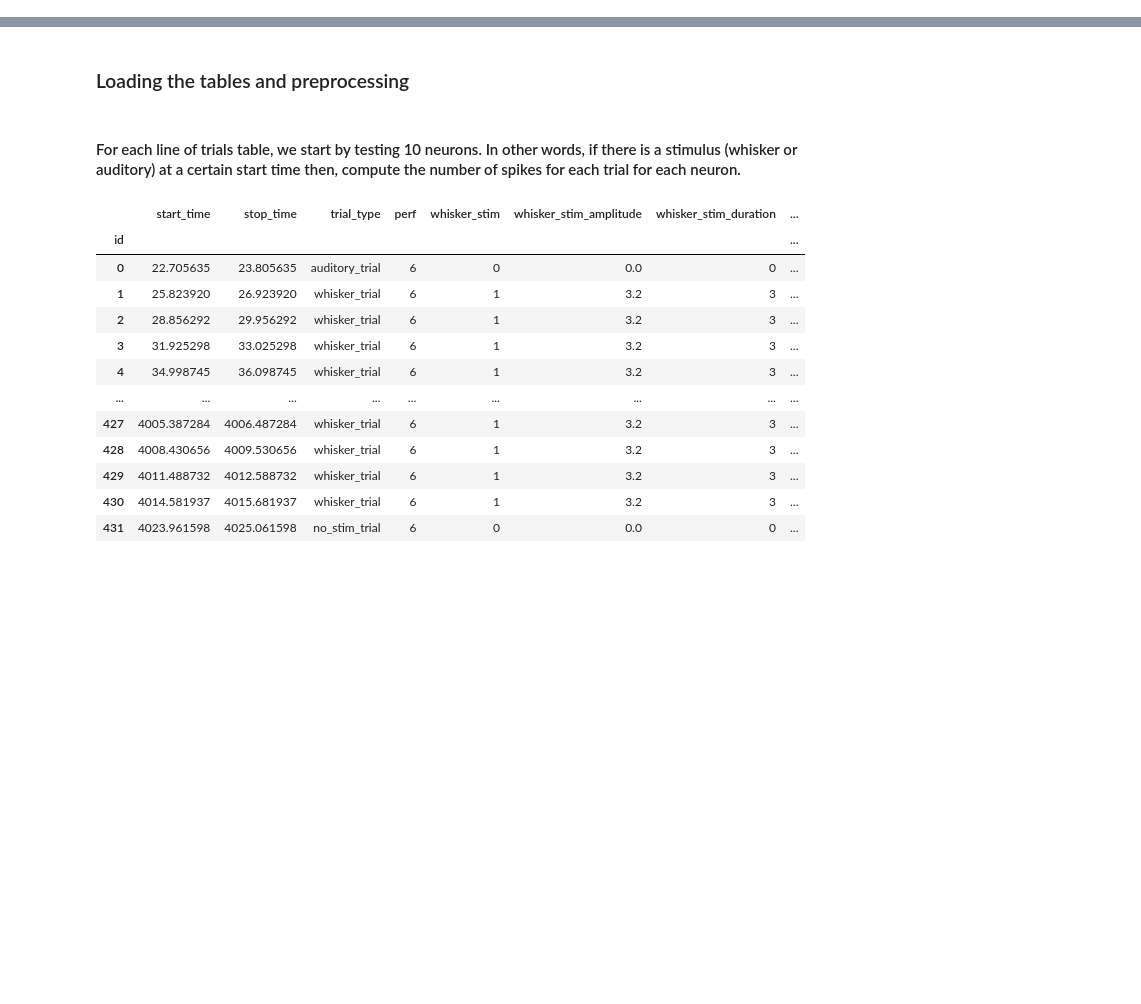
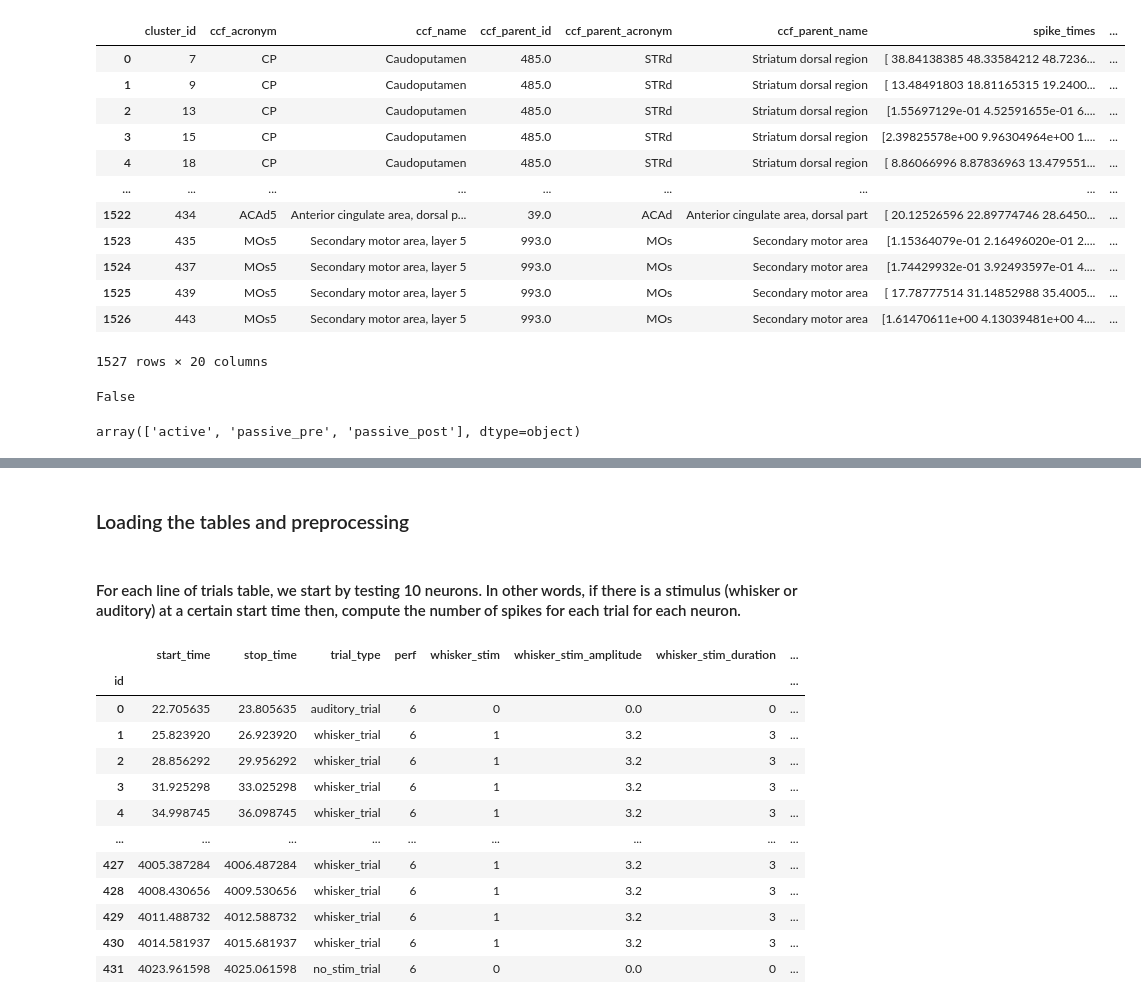
Before and after one commit to shrinidhivelan/Selectivity-Semester-project, a Jupyter notebook: Notebooks/1_Selectivity_dataframe.ipynb, the cells around one changed output, grey strips where cells are left out. Cells and saved outputs as stored; diff of their text form; code cells hidden in the pictures; blank space fills up the shorter version.

```diff
--- a/Notebooks/1_Selectivity_dataframe.ipynb
+++ b/Notebooks/1_Selectivity_dataframe.ipynb
@@ -39,3 +39,7 @@ mouse_name = 'AB077_20230531_143839'
 
 pd.set_option('display.max_columns', None)  # Show all columns
 pd.set_option('display.max_rows', 10)  # Show all columns
+# %%
+import pandas as pd
+df = pd.read_csv('/Volumes/LaCie/EPFL/Mastersem3/Semester Project Lsens/Data/AB129_20240828_112850/AB129_20240828_112850_AUC_Selectivity_pre_post.csv')
+df2 = pd.read_csv('/Volumes/LaCie/EPFL/Mastersem3/Semester Project Lsens/Data/AB117_20240723_125437/AB117_20240723_125437_AUC_Selectivity_pre_post.csv')
@@ -41,0 +48,16 @@ pd.set_option('display.max_rows', 10)  # Show all columns
+# %%
+df2[df2['event']=='whisker']
+# %% [output]
+|  | cluster_id | ccf_acronym | ccf_name | ccf_parent_id | ccf_parent_acronym | ccf_parent_name | spike_times | ... |
+| 0 | 7 | CP | Caudoputamen | 485.0 | STRd | Striatum dorsal region | [ 38.84138385 48.33584212 48.7236... | ... |
+| 1 | 9 | CP | Caudoputamen | 485.0 | STRd | Striatum dorsal region | [ 13.48491803 18.81165315 19.2400... | ... |
+| 2 | 13 | CP | Caudoputamen | 485.0 | STRd | Striatum dorsal region | [1.55697129e-01 4.52591655e-01 6.... | ... |
+| 3 | 15 | CP | Caudoputamen | 485.0 | STRd | Striatum dorsal region | [2.39825578e+00 9.96304964e+00 1.... | ... |
+| 4 | 18 | CP | Caudoputamen | 485.0 | STRd | Striatum dorsal region | [ 8.86066996 8.87836963 13.479551... | ... |
+| ... | ... | ... | ... | ... | ... | ... | ... | ... |
+| 1522 | 434 | ACAd5 | Anterior cingulate area, dorsal p... | 39.0 | ACAd | Anterior cingulate area, dorsal part | [ 20.12526596 22.89774746 28.6450... | ... |
+| 1523 | 435 | MOs5 | Secondary motor area, layer 5 | 993.0 | MOs | Secondary motor area | [1.15364079e-01 2.16496020e-01 2.... | ... |
+| 1524 | 437 | MOs5 | Secondary motor area, layer 5 | 993.0 | MOs | Secondary motor area | [1.74429932e-01 3.92493597e-01 4.... | ... |
+| 1525 | 439 | MOs5 | Secondary motor area, layer 5 | 993.0 | MOs | Secondary motor area | [ 17.78777514 31.14852988 35.4005... | ... |
+| 1526 | 443 | MOs5 | Secondary motor area, layer 5 | 993.0 | MOs | Secondary motor area | [1.61470611e+00 4.13039481e+00 4.... | ... |
+1527 rows × 20 columns
@@ -41,0 +68,8 @@ pd.set_option('display.max_rows', 10)  # Show all columns
+# %%
+has_duplicates
+# %% [output]
+False
+# %%
+df[df['event']=='spontaneous_licks']['context'].unique()
+# %% [output]
+array(['active', 'passive_pre', 'passive_post'], dtype=object)
```
Also changed, not shown: parts of 3 cells of this notebook, 9 other files.
